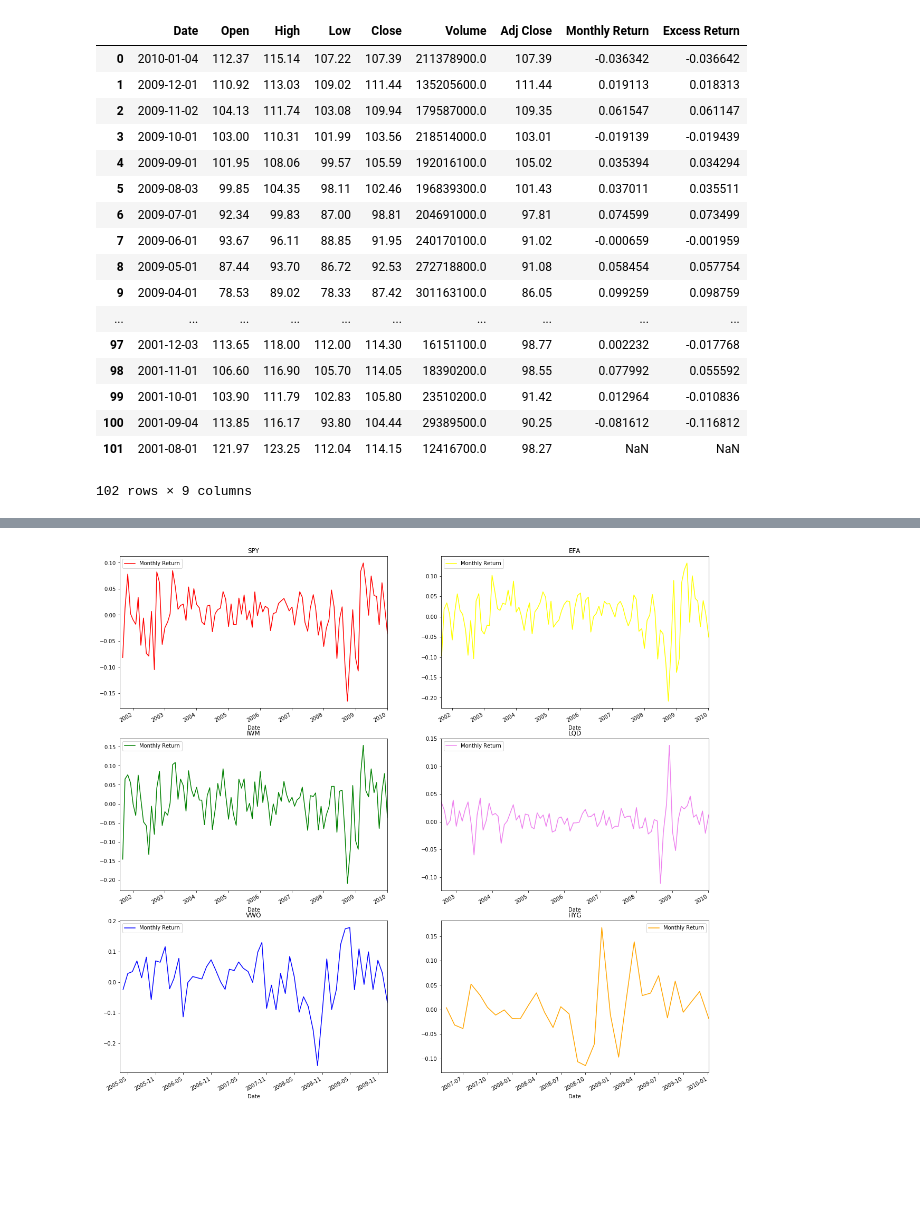
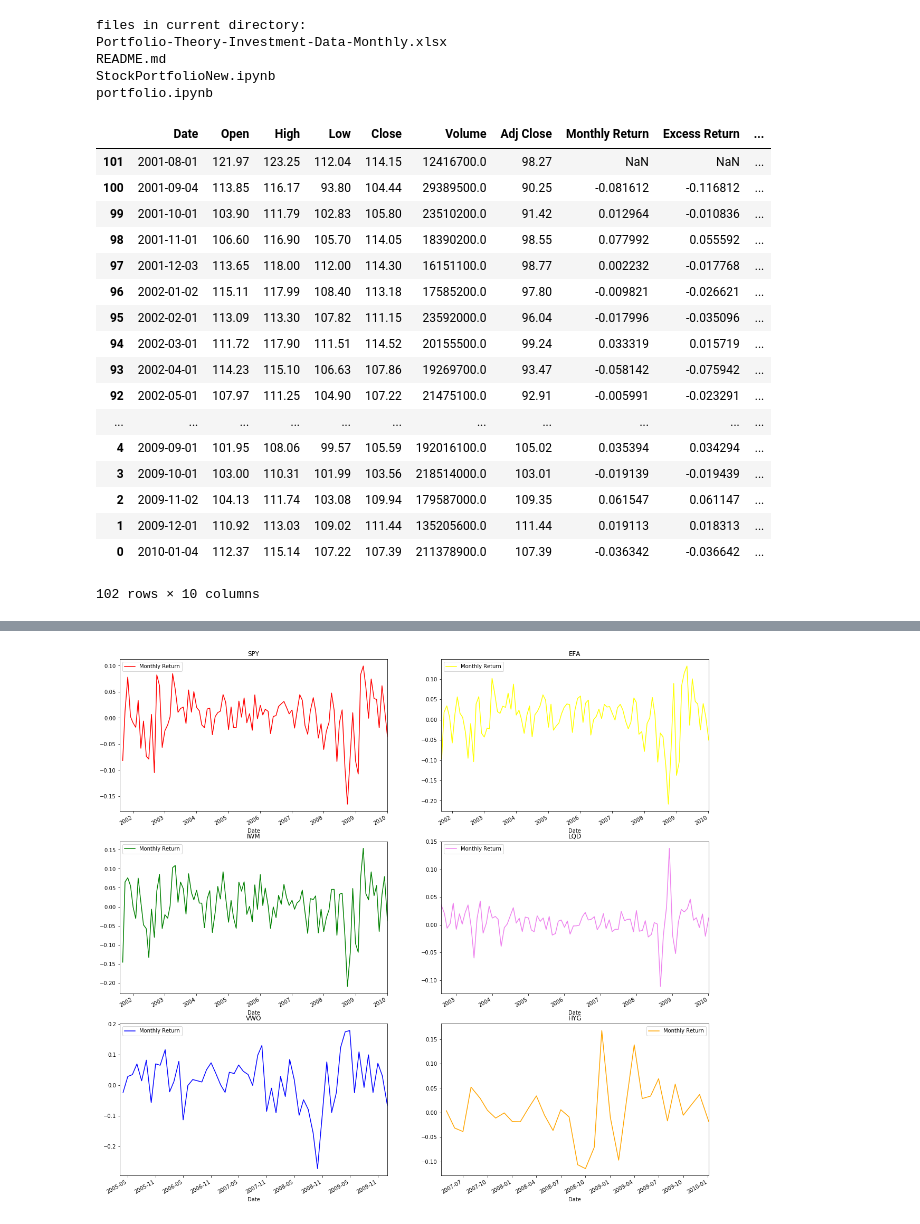
Before and after one commit to portfolioperformance1/project, a Jupyter notebook: portfolio.ipynb, the cells around one changed output, grey strips where cells are left out. Drawn from its saved outputs; the diff is of its cells as text; code cells hidden in the pictures; blank space fills up the shorter version.

Commit message:
Shyam Updated on 10/31 @12:04 AM
Updates -
1. Sort data by date field and
2. Add Compound column
3. You may want to disable the work directory setup in windows env.

```diff
--- a/portfolio.ipynb
+++ b/portfolio.ipynb
@@ -2,31 +2,52 @@
 import numpy as np # linear algebra
 import pandas as pd # data processing, CSV file I/O (e.g. pd.read_csv)
 import matplotlib.pyplot as plt
+
+#Updates by Shyam - 10/30/2017 @11:31 PM
+# 1. Sort by Dates column and add Compound column
+# 2. Assign working directory. You may want to disable this.
+import os
+path="C:\\Users\\Shyams10\\Desktop\\github\\project"
+os.chdir(path)
+# See the files in the current directory using bash commands
+print("files in current directory:")
+! ls
+# %% [output]
+files in current directory:
+Portfolio-Theory-Investment-Data-Monthly.xlsx
+README.md
+StockPortfolioNew.ipynb
+portfolio.ipynb
 # %%
 # reading all sheets won't help as those have different formats.
 # sheets = pd.read_excel("./Portfolio-Theory-Investment-Data-Monthly.xlsx",sheetname=["SPY","IWM","VWO","EFA","LQD","HYG","US Treasury Yields"],)
 # Read each data set individually
-#spy = pd.read_excel("./Portfolio-Theory-Investment-Data-Monthly.xlsx",sheetname=["SPY"],header=3)
+# spy = pd.read_excel("./Portfolio-Theory-Investment-Data-Monthly.xlsx",sheetname=["SPY"],header=3)
 sheets = pd.read_excel("./Portfolio-Theory-Investment-Data-Monthly.xlsx",sheetname=["SPY","IWM","VWO","EFA","LQD","HYG"],header=3)
+#"SPY","IWM","VWO","EFA","LQD","HYG"
 spyds= sheets['SPY']
 spyds= spyds.iloc[:102,:9]
+
+spyds=spyds.sort_values(['Date'], ascending=[True])
+spyds['Compound'] = spyds['Monthly Return'].cumprod()
+
 spyds
 # %% [output]
-|  | Date | Open | High | Low | Close | Volume | Adj Close | Monthly Return | Excess Return |
-| 0 | 2010-01-04 | 112.37 | 115.14 | 107.22 | 107.39 | 211378900.0 | 107.39 | -0.036342 | -0.036642 |
-| 1 | 2009-12-01 | 110.92 | 113.03 | 109.02 | 111.44 | 135205600.0 | 111.44 | 0.019113 | 0.018313 |
-| 2 | 2009-11-02 | 104.13 | 111.74 | 103.08 | 109.94 | 179587000.0 | 109.35 | 0.061547 | 0.061147 |
-| 3 | 2009-10-01 | 103.00 | 110.31 | 101.99 | 103.56 | 218514000.0 | 103.01 | -0.019139 | -0.019439 |
-| 4 | 2009-09-01 | 101.95 | 108.06 | 99.57 | 105.59 | 192016100.0 | 105.02 | 0.035394 | 0.034294 |
-| 5 | 2009-08-03 | 99.85 | 104.35 | 98.11 | 102.46 | 196839300.0 | 101.43 | 0.037011 | 0.035511 |
-| 6 | 2009-07-01 | 92.34 | 99.83 | 87.00 | 98.81 | 204691000.0 | 97.81 | 0.074599 | 0.073499 |
-| 7 | 2009-06-01 | 93.67 | 96.11 | 88.85 | 91.95 | 240170100.0 | 91.02 | -0.000659 | -0.001959 |
-| 8 | 2009-05-01 | 87.44 | 93.70 | 86.72 | 92.53 | 272718800.0 | 91.08 | 0.058454 | 0.057754 |
-| 9 | 2009-04-01 | 78.53 | 89.02 | 78.33 | 87.42 | 301163100.0 | 86.05 | 0.099259 | 0.098759 |
-| ... | ... | ... | ... | ... | ... | ... | ... | ... | ... |
-| 97 | 2001-12-03 | 113.65 | 118.00 | 112.00 | 114.30 | 16151100.0 | 98.77 | 0.002232 | -0.017768 |
-| 98 | 2001-11-01 | 106.60 | 116.90 | 105.70 | 114.05 | 18390200.0 | 98.55 | 0.077992 | 0.055592 |
-| 99 | 2001-10-01 | 103.90 | 111.79 | 102.83 | 105.80 | 23510200.0 | 91.42 | 0.012964 | -0.010836 |
-| 100 | 2001-09-04 | 113.85 | 116.17 | 93.80 | 104.44 | 29389500.0 | 90.25 | -0.081612 | -0.116812 |
-| 101 | 2001-08-01 | 121.97 | 123.25 | 112.04 | 114.15 | 12416700.0 | 98.27 | NaN | NaN |
+|  | Date | Open | High | Low | Close | Volume | Adj Close | Monthly Return | Excess Return | ... |
+| 101 | 2001-08-01 | 121.97 | 123.25 | 112.04 | 114.15 | 12416700.0 | 98.27 | NaN | NaN | ... |
+| 100 | 2001-09-04 | 113.85 | 116.17 | 93.80 | 104.44 | 29389500.0 | 90.25 | -0.081612 | -0.116812 | ... |
+| 99 | 2001-10-01 | 103.90 | 111.79 | 102.83 | 105.80 | 23510200.0 | 91.42 | 0.012964 | -0.010836 | ... |
+| 98 | 2001-11-01 | 106.60 | 116.90 | 105.70 | 114.05 | 18390200.0 | 98.55 | 0.077992 | 0.055592 | ... |
+| 97 | 2001-12-03 | 113.65 | 118.00 | 112.00 | 114.30 | 16151100.0 | 98.77 | 0.002232 | -0.017768 | ... |
+| 96 | 2002-01-02 | 115.11 | 117.99 | 108.40 | 113.18 | 17585200.0 | 97.80 | -0.009821 | -0.026621 | ... |
+| 95 | 2002-02-01 | 113.09 | 113.30 | 107.82 | 111.15 | 23592000.0 | 96.04 | -0.017996 | -0.035096 | ... |
+| 94 | 2002-03-01 | 111.72 | 117.90 | 111.51 | 114.52 | 20155500.0 | 99.24 | 0.033319 | 0.015719 | ... |
+| 93 | 2002-04-01 | 114.23 | 115.10 | 106.63 | 107.86 | 19269700.0 | 93.47 | -0.058142 | -0.075942 | ... |
+| 92 | 2002-05-01 | 107.97 | 111.25 | 104.90 | 107.22 | 21475100.0 | 92.91 | -0.005991 | -0.023291 | ... |
+| ... | ... | ... | ... | ... | ... | ... | ... | ... | ... | ... |
+| 4 | 2009-09-01 | 101.95 | 108.06 | 99.57 | 105.59 | 192016100.0 | 105.02 | 0.035394 | 0.034294 | ... |
+| 3 | 2009-10-01 | 103.00 | 110.31 | 101.99 | 103.56 | 218514000.0 | 103.01 | -0.019139 | -0.019439 | ... |
+| 2 | 2009-11-02 | 104.13 | 111.74 | 103.08 | 109.94 | 179587000.0 | 109.35 | 0.061547 | 0.061147 | ... |
+| 1 | 2009-12-01 | 110.92 | 113.03 | 109.02 | 111.44 | 135205600.0 | 111.44 | 0.019113 | 0.018313 | ... |
+| 0 | 2010-01-04 | 112.37 | 115.14 | 107.22 | 107.39 | 211378900.0 | 107.39 | -0.036342 | -0.036642 | ... |
-102 rows × 9 columns
+102 rows × 10 columns
```
Also changed, not shown: parts of 6 cells of this notebook.
